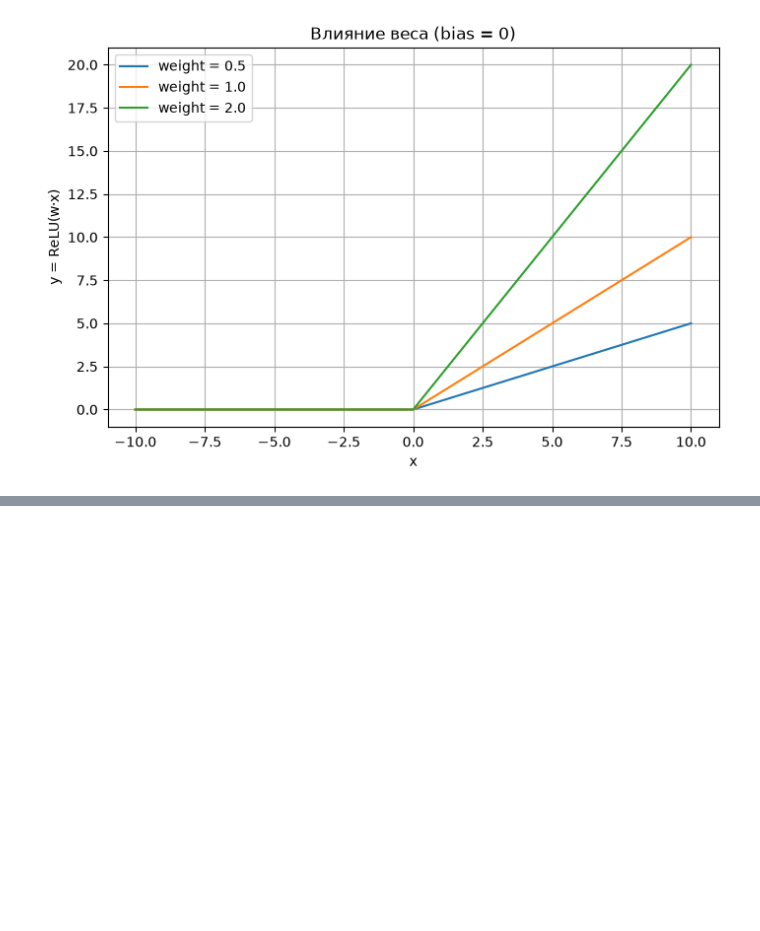
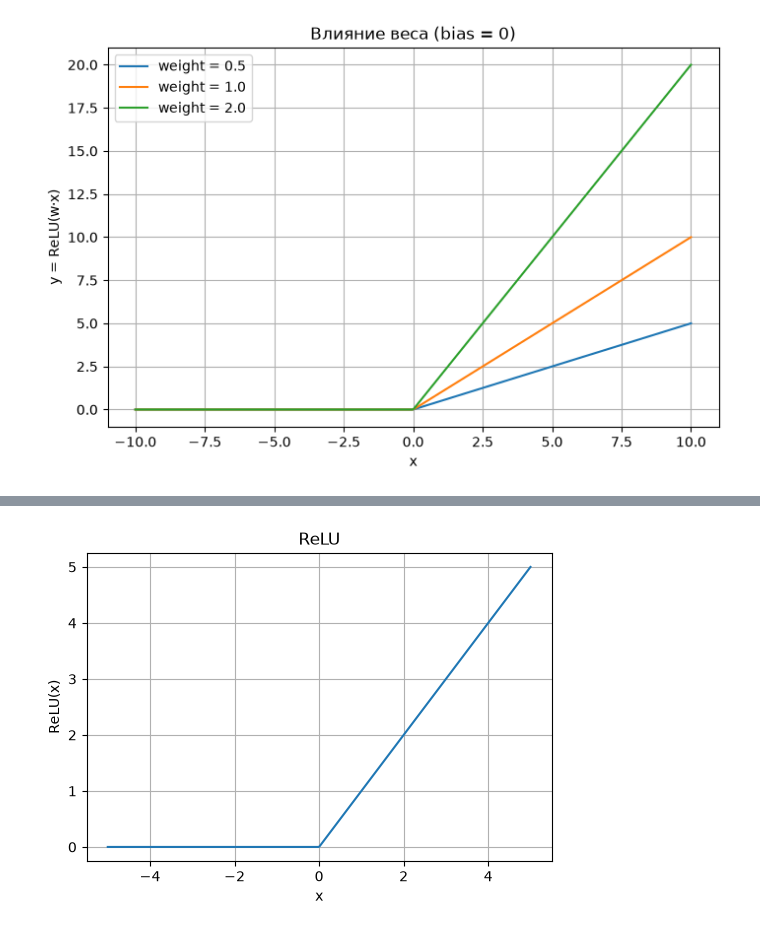
Before and after one commit to Nochinmal/first-project, a Jupyter notebook: Untitled-1.ipynb, the cells around one changed output, grey strips where cells are left out. Cells and saved outputs as stored; diff of their text form; code cells hidden in the pictures; blank space fills up the shorter version.

```diff
--- a/Untitled-1.ipynb
+++ b/Untitled-1.ipynb
@@ -28,0 +62,15 @@ plt.show()
+# %%
+def relu(x):
+    return np.maximum(0, x)
+
+x_vals = np.linspace(-5, 5, 400)
+y_vals = relu(x_vals)
+plt.figure(figsize=(6,4))
+plt.plot(x_vals, y_vals)
+plt.title("ReLU")
+plt.xlabel("x")
+plt.ylabel("ReLU(x)")
+plt.grid(True)
+plt.show()
+# %% [output]
+[figure, added]
```
Also changed, not shown: parts of 8 cells of this notebook, 4 other files.
